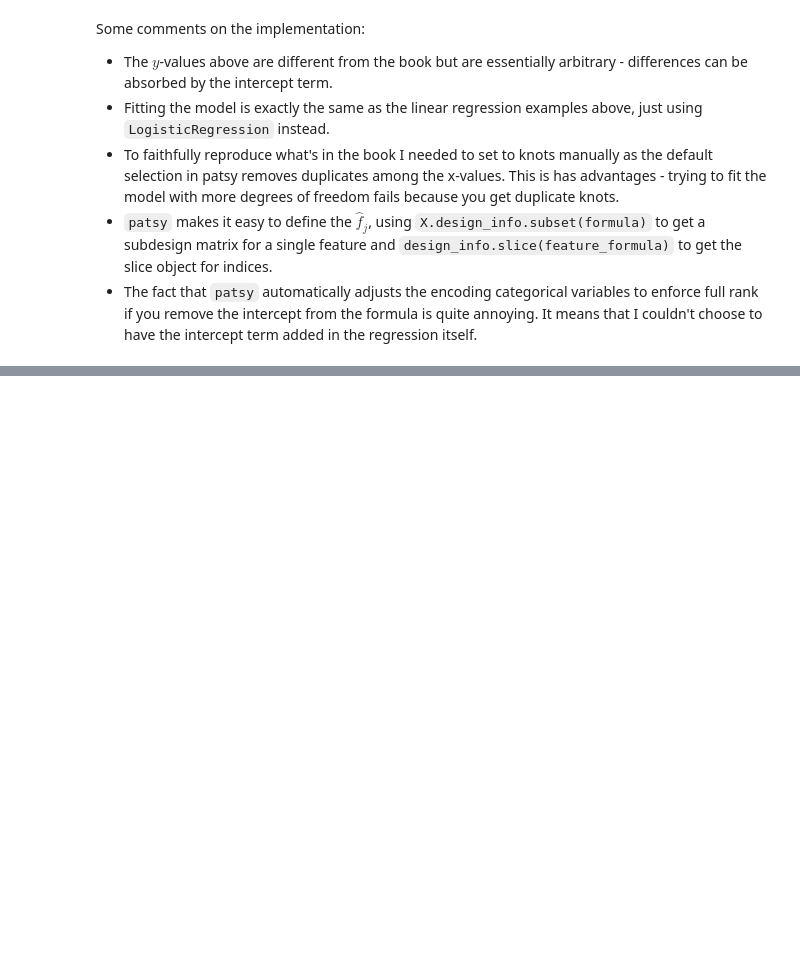
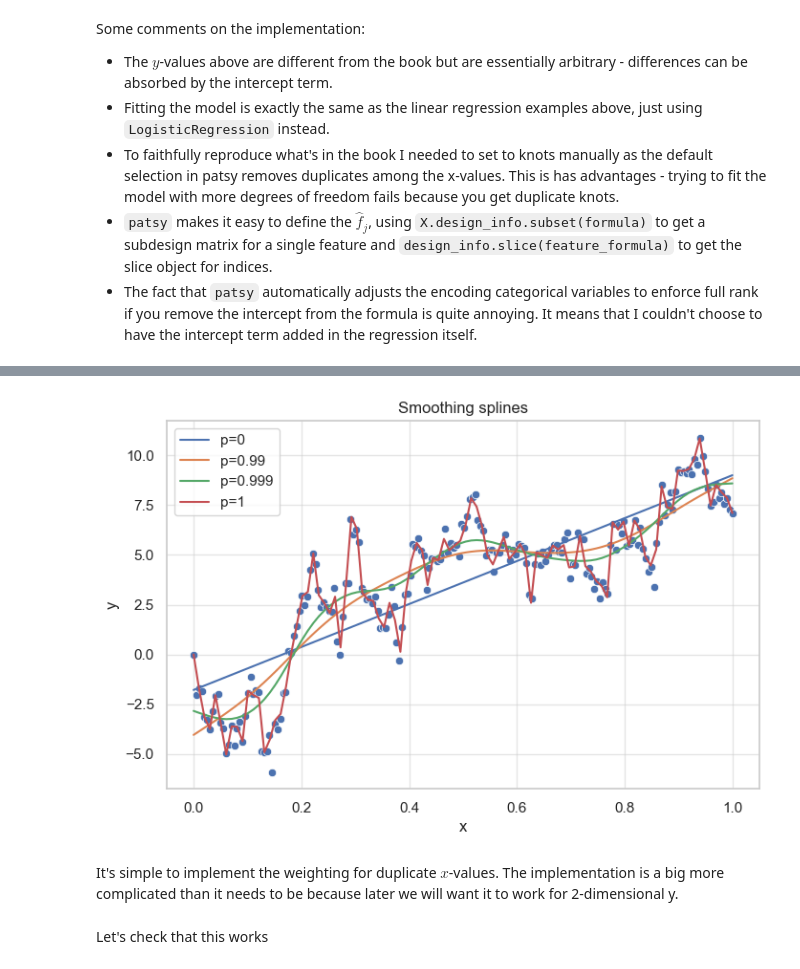
Before and after one commit to chris-leonard/elements-of-statistical-learning, a Jupyter notebook: chapter-8/splines.ipynb, the cells around one changed output, grey strips where cells are left out. Cells and saved outputs as stored; diff of their text form; code cells hidden in the pictures; blank space fills up the shorter version.

Commit message:
complete section 5.4 on smoothing splines

```diff
--- a/chapter-8/splines.ipynb
+++ b/chapter-8/splines.ipynb
@@ -481,0 +535,19 @@ Some comments on the implementation:
+# %%
+p_vals = [0, 0.99, 0.999, 1]
+
+fig, ax = plt.subplots(figsize=(8, 5))
+
+sns.scatterplot(sample_data, x="x", y="y",ax=ax)
+
+x_vals = np.linspace(0, 1, 100)
+for p in p_vals:
+    y_vals = csaps(sample_data.x, sample_data.y, x_vals, smooth=p)
+    ax.plot(x_vals, y_vals, label=f"p={p}")
+
+ax.set(title="Smoothing splines")
+ax.legend();
+# %% [output]
+[figure, added]
+# %% [markdown]
+It's simple to implement the weighting for duplicate $x$-values.
+The implementation is a big more complicated than it needs to be because later we will want it to work for 2-dimensional y.
@@ -481,0 +580,2 @@ Some comments on the implementation:
+# %% [markdown]
+Let's check that this works
```
Also changed, not shown: parts of 44 cells of this notebook, 2 other files.
